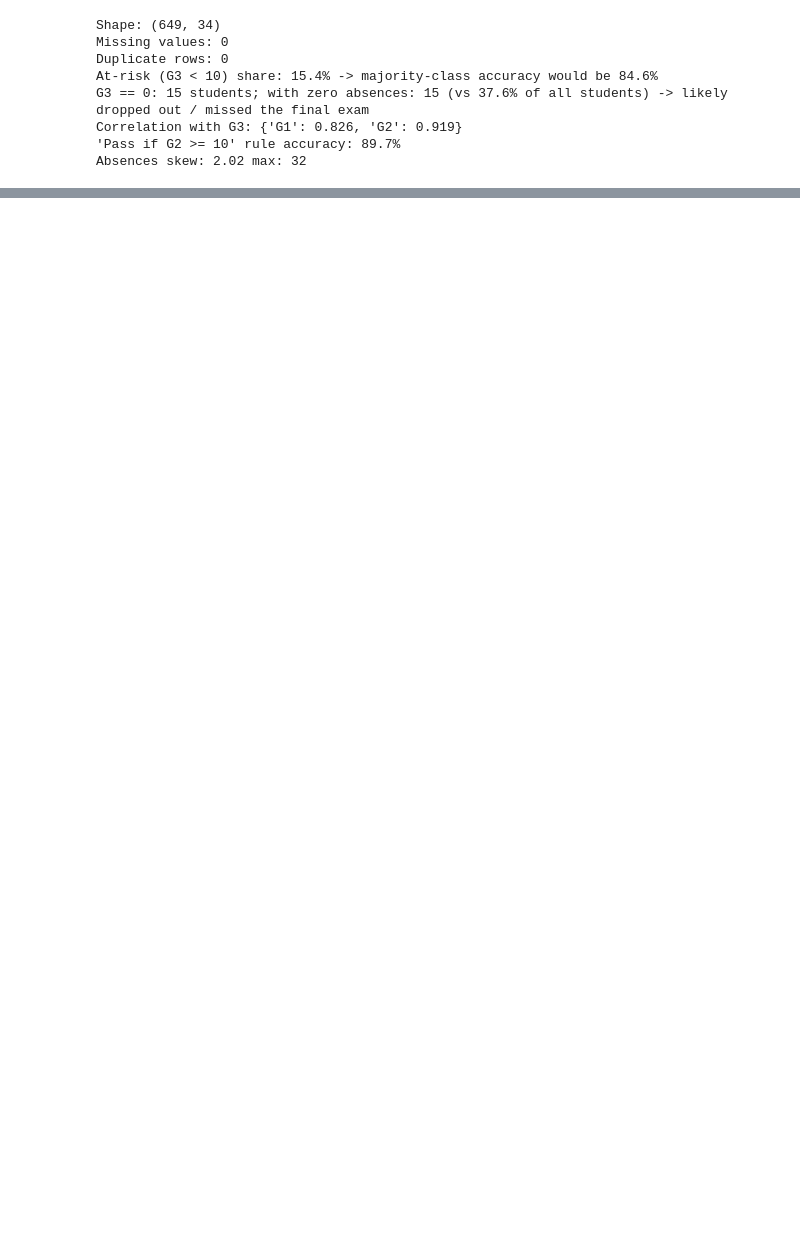
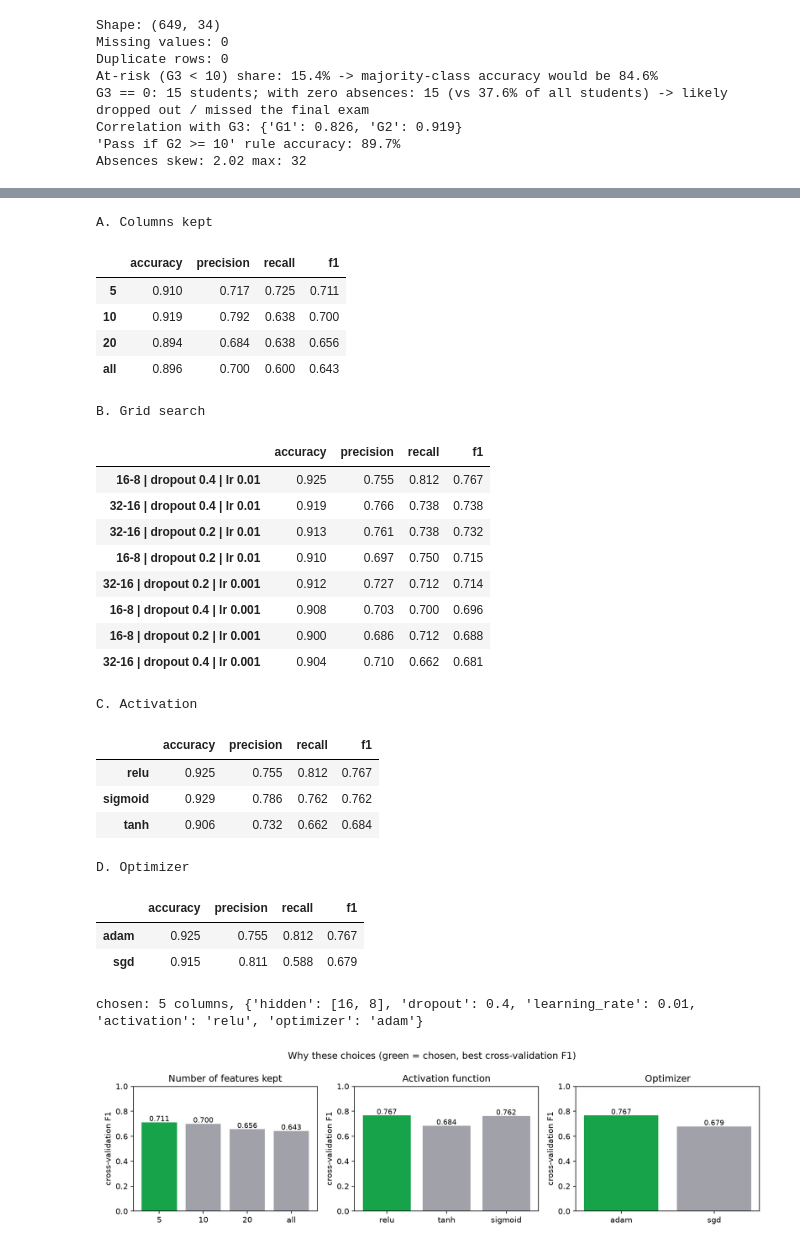
Before and after one commit to auraCodesKM/student-performance-dnn, a Jupyter notebook: student_performance_dnn.ipynb, the cells around one changed output, grey strips where cells are left out. Cells and saved outputs as stored; diff of their text form; code cells hidden in the pictures; blank space fills up the shorter version.

```diff
--- a/student_performance_dnn.ipynb
+++ b/student_performance_dnn.ipynb
@@ -855,9 +98,0 @@ show(init_runs, "Weight initialisation")
-# %%
-z = np.linspace(-5, 5, 200); sig = 1 / (1 + np.exp(-z))
-fig, axes = plt.subplots(1, 2, figsize=(9, 3))
-for f_, d_, name in [(np.maximum(z, 0), (z > 0).astype(float), "ReLU"), (np.tanh(z), 1 - np.tanh(z) ** 2, "tanh"), (sig, sig * (1 - sig), "sigmoid")]:
-    axes[0].plot(z, f_, label=name); axes[1].plot(z, d_, label=name)
-axes[0].set_title("activation"); axes[1].set_title("derivative (what backprop multiplies by)"); axes[0].legend(); plt.tight_layout(); plt.show()
-
-act_runs = {"ReLU (used)": opt_runs["AdamW"]} | {a: experiments.run(data, activation=a) for a in ["tanh", "sigmoid"]}
-show(act_runs, "Hidden-layer activation")
@@ -915,5 +98,0 @@ It answers the question "is the model just copying G2?": without grades, no mode
-# %%
-early = json.load(open("results/supplementary/early_warning_metrics.json"))
-cols = {"cv_balanced_acc": "CV balanced acc", "cv_recall_at_risk": "CV recall", "cv_f1_macro": "CV macro-F1",
-        "test_accuracy": "test accuracy", "test_f1_macro": "test macro-F1", "test_roc_auc": "test ROC-AUC"}
-pd.DataFrame(early["models"]).T[list(cols)].rename(columns=cols).astype(float).round(3)
@@ -957,0 +99,4 @@ Every decision, the alternatives considered and the evidence are in `DECISIONS.m
+# %%
+figures(df)
+for name in ["g3_distribution", "g2_vs_g3", "risk_by_category"]:
+    display(Image(f"results/figures/{name}.png", width=650))
@@ -957,0 +129,9 @@ Every decision, the alternatives considered and the evidence are in `DECISIONS.m
+# %%
+report = json.load(open("results/results.json"))
+k = report["k"]
+prep = make_preprocessor(k).fit(train, train.at_risk)
+print("32 inputs -> 45 columns after one-hot encoding -> kept", k, ":", list(prep.named_steps["select"].get_feature_names_out()))
+example = test.iloc[[0]]
+display(example[FEATURES])
+print("the same student as the network sees it:")
+display(prep.transform(example).round(3))
@@ -957,0 +211,37 @@ Every decision, the alternatives considered and the evidence are in `DECISIONS.m
+# %%
+RUN_EXPERIMENTS = False
+if RUN_EXPERIMENTS:
+    from src import train as T; T.main(); report = json.load(open("results/results.json"))
+exp = report["experiments"]
+for name, title in [("features", "A. Columns kept"), ("grid", "B. Grid search"), ("activation", "C. Activation"), ("optimizer", "D. Optimizer")]:
+    print(title); display(pd.DataFrame(exp[name]).T.round(3).sort_values("f1", ascending=False))
+print("chosen:", report["k"], "columns,", report["settings"])
+display(Image("results/figures/choices.png", width=950))
+# %% [output]
+A. Columns kept
+|  | accuracy | precision | recall | f1 |
+| 5 | 0.910 | 0.717 | 0.725 | 0.711 |
+| 10 | 0.919 | 0.792 | 0.638 | 0.700 |
+| 20 | 0.894 | 0.684 | 0.638 | 0.656 |
+| all | 0.896 | 0.700 | 0.600 | 0.643 |
+B. Grid search
+|  | accuracy | precision | recall | f1 |
+| 16-8 | dropout 0.4 | lr 0.01 | 0.925 | 0.755 | 0.812 | 0.767 |
+| 32-16 | dropout 0.4 | lr 0.01 | 0.919 | 0.766 | 0.738 | 0.738 |
+| 32-16 | dropout 0.2 | lr 0.01 | 0.913 | 0.761 | 0.738 | 0.732 |
+| 16-8 | dropout 0.2 | lr 0.01 | 0.910 | 0.697 | 0.750 | 0.715 |
+| 32-16 | dropout 0.2 | lr 0.001 | 0.912 | 0.727 | 0.712 | 0.714 |
+| 16-8 | dropout 0.4 | lr 0.001 | 0.908 | 0.703 | 0.700 | 0.696 |
+| 16-8 | dropout 0.2 | lr 0.001 | 0.900 | 0.686 | 0.712 | 0.688 |
+| 32-16 | dropout 0.4 | lr 0.001 | 0.904 | 0.710 | 0.662 | 0.681 |
+C. Activation
+|  | accuracy | precision | recall | f1 |
+| relu | 0.925 | 0.755 | 0.812 | 0.767 |
+| sigmoid | 0.929 | 0.786 | 0.762 | 0.762 |
+| tanh | 0.906 | 0.732 | 0.662 | 0.684 |
+D. Optimizer
+|  | accuracy | precision | recall | f1 |
+| adam | 0.925 | 0.755 | 0.812 | 0.767 |
+| sgd | 0.915 | 0.811 | 0.588 | 0.679 |
+chosen: 5 columns, {'hidden': [16, 8], 'dropout': 0.4, 'learning_rate': 0.01, 'activation': 'relu', 'optimizer': 'adam'}
+[figure, added]
```
Also changed, not shown: parts of 93 cells of this notebook, 34 other files.
